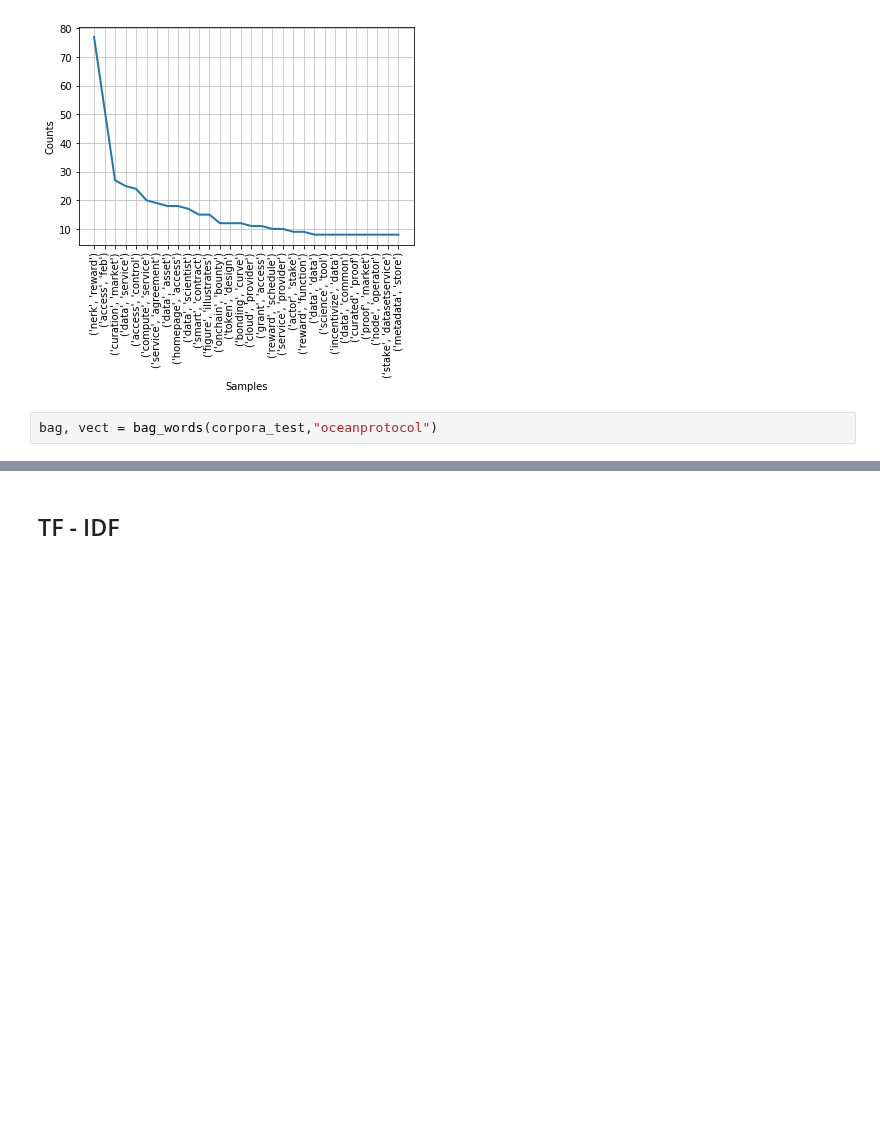
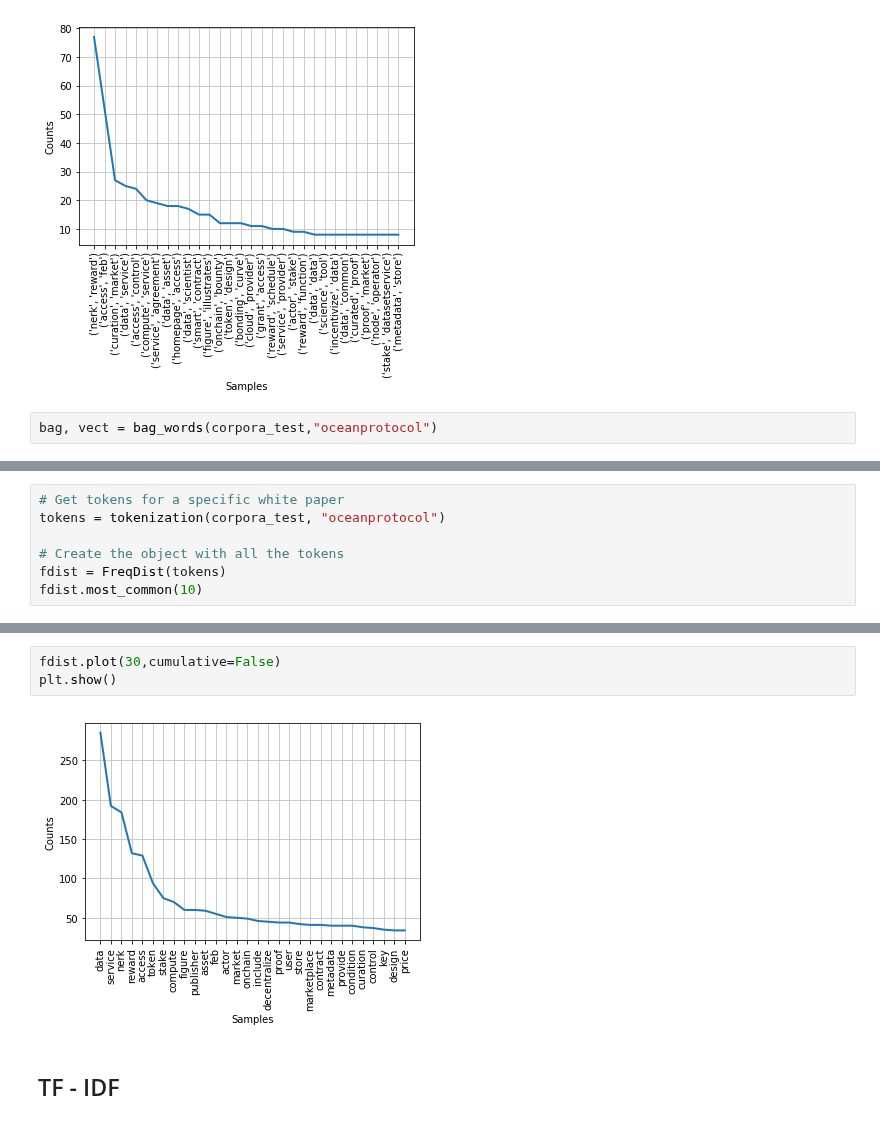
Before and after one commit to luisdiegocm/HWR_DataScience_Project, a Jupyter notebook: notebooks/1- Information Retrieval.ipynb, the cells around one changed output, grey strips where cells are left out. Drawn from its saved outputs; the diff is of its cells as text; blank space fills up the shorter version.

```diff
--- a/notebooks/1- Information Retrieval.ipynb
+++ b/notebooks/1- Information Retrieval.ipynb
@@ -386,0 +335,7 @@ word_cloud(corpora_test,"oceanprotocol")
+# %%
+# Get tokens for a specific white paper
+tokens = tokenization(corpora_test, "oceanprotocol")
+
+# Create the object with all the tokens
+fdist = FreqDist(tokens)
+fdist.most_common(10)
@@ -387,3 +356,8 @@ word_cloud(corpora_test,"oceanprotocol")
+# %%
+fdist.plot(30,cumulative=False)
+plt.show()
+# %% [output]
+[figure, added]
 # %% [markdown]
 ## TF - IDF
 # %%
```
Also changed, not shown: parts of 17 cells of this notebook, 1 other file.
